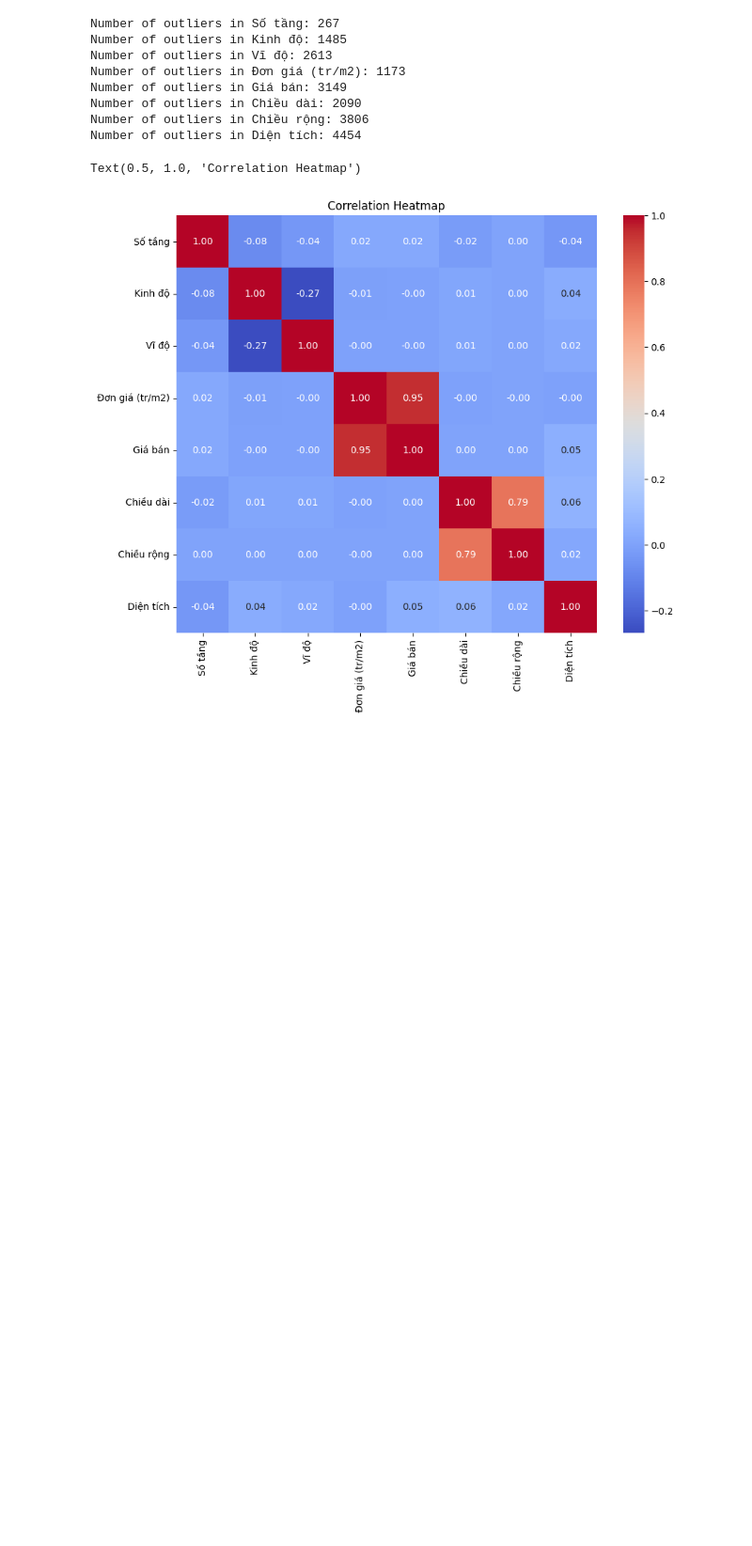
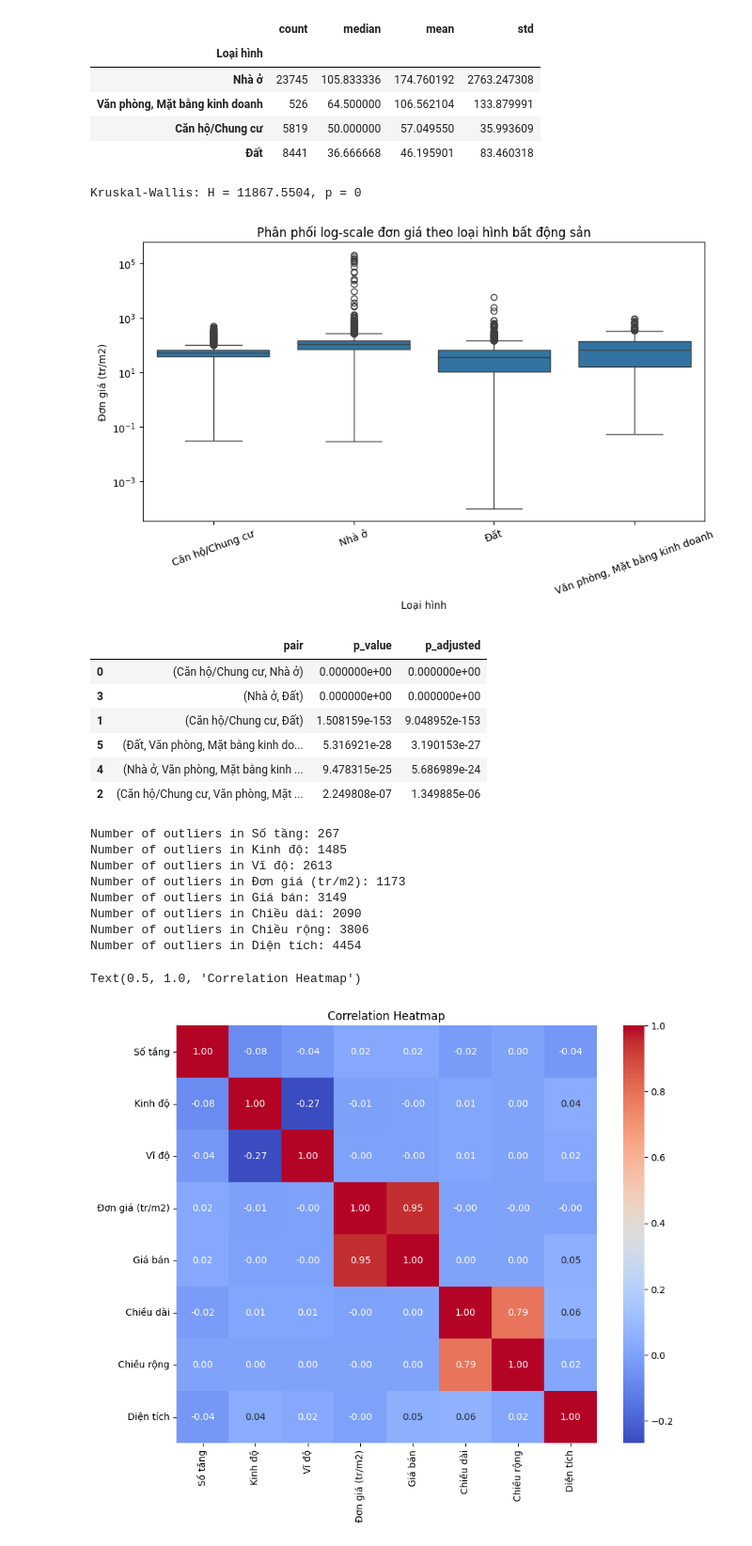
Before and after one commit to AnhTtis/Machine-Learning-for-Housing-Price, a Jupyter notebook: feature.ipynb, the cells around one changed output. Shown: that part at 94% size. Cells and saved outputs as stored; diff of their text form; code cells hidden in the pictures; blank space fills up the shorter version.

```diff
--- a/feature.ipynb
+++ b/feature.ipynb
@@ -162,3 +138,67 @@ for column in numeric_columns:
+# %%
+
+price_col = "Đơn giá (tr/m2)"
+type_col = "Loại hình"
+
+
+work = data[[type_col, price_col]].dropna().copy()
+work[type_col] = work[type_col].astype(str).str.strip()
+
+counts = work[type_col].value_counts()
+valid_types = counts[counts >= 30].index
+work = work[work[type_col].isin(valid_types)]
+
+summary = (
+    work.groupby(type_col)[price_col]
+    .agg(["count", "median", "mean", "std"])
+    .sort_values("median", ascending=False)
+)
+display(summary)
+
+samples = [g[price_col].values for _, g in work.groupby(type_col)]
+H, p = kruskal(*samples)
+print(f"Kruskal-Wallis: H = {H:.4f}, p = {p:.6g}")
+
+plt.figure(figsize=(10, 5))
+sns.boxplot(data=work, x=type_col, y=price_col)
+plt.yscale("log")
+plt.xticks(rotation=20)
+plt.title("Phân phối log-scale đơn giá theo loại hình bất động sản")
+plt.show()
+
+pairs = []
+pvals = []
+for a, b in combinations(work[type_col].unique(), 2):
+    x = work.loc[work[type_col] == a, price_col]
+    y = work.loc[work[type_col] == b, price_col]
+    _, p_pair = mannwhitneyu(x, y, alternative="two-sided")
+    pairs.append((a, b))
+    pvals.append(p_pair)
+
+adj = multipletests(pvals, method="bonferroni")[1]
+pairwise_df = pd.DataFrame({
+    "pair": pairs,
+    "p_value": pvals,
+    "p_adjusted": adj
+}).sort_values("p_adjusted")
+
+display(pairwise_df)
+# %% [output]
+|  | count | median | mean | std |
+| Loại hình |  |  |  |  |
+| Nhà ở | 23745 | 105.833336 | 174.760192 | 2763.247308 |
+| Văn phòng, Mặt bằng kinh doanh | 526 | 64.500000 | 106.562104 | 133.879991 |
+| Căn hộ/Chung cư | 5819 | 50.000000 | 57.049550 | 35.993609 |
+| Đất | 8441 | 36.666668 | 46.195901 | 83.460318 |
+Kruskal-Wallis: H = 11867.5504, p = 0
+[figure, added]
+|  | pair | p_value | p_adjusted |
+| 0 | (Căn hộ/Chung cư, Nhà ở) | 0.000000e+00 | 0.000000e+00 |
+| 3 | (Nhà ở, Đất) | 0.000000e+00 | 0.000000e+00 |
+| 1 | (Căn hộ/Chung cư, Đất) | 1.508159e-153 | 9.048952e-153 |
+| 5 | (Đất, Văn phòng, Mặt bằng kinh do... | 5.316921e-28 | 3.190153e-27 |
+| 4 | (Nhà ở, Văn phòng, Mặt bằng kinh ... | 9.478315e-25 | 5.686989e-24 |
+| 2 | (Căn hộ/Chung cư, Văn phòng, Mặt ... | 2.249808e-07 | 1.349885e-06 |
 # %%
 # Count outliers
 for column in numeric_columns:
```
Also changed, not shown: parts of 8 cells of this notebook, 17 other files.
